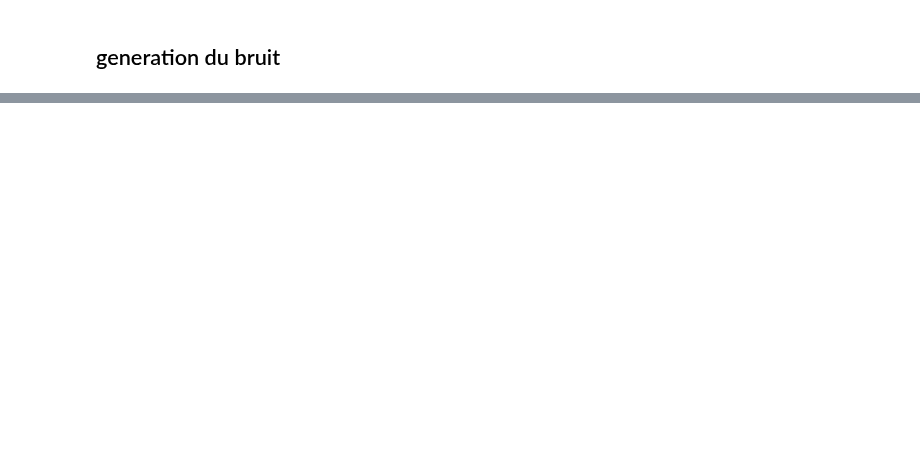
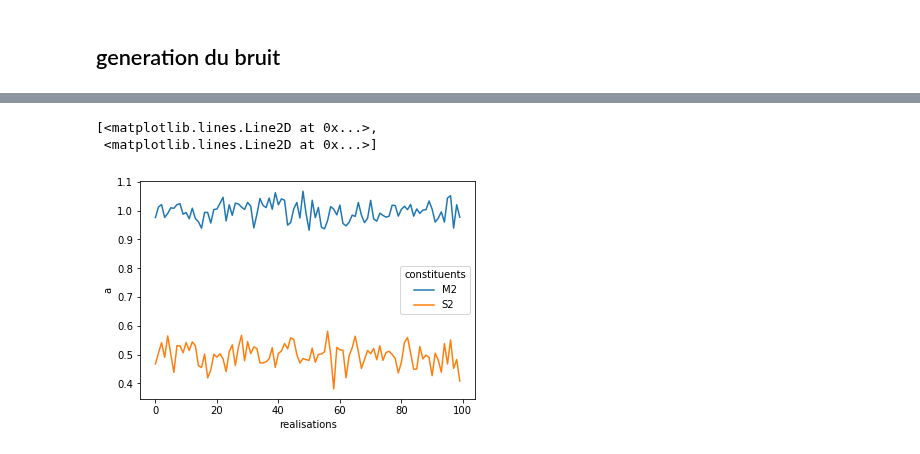
Before and after one commit to apatlpo/itide_ops, a Jupyter notebook: tipe_2019/synthetic.ipynb, the cells around one changed output, grey strips where cells are left out. Saved outputs shown, nothing was run; the diff lists cells and outputs as text; code cells hidden in the pictures; blank space fills up the shorter version.

```diff
--- a/tipe_2019/synthetic.ipynb
+++ b/tipe_2019/synthetic.ipynb
@@ -201,0 +280,4 @@ ds.b.plot.line(x='realisations')
+# %%
+ds = solve_pb([1., .5], .1, dt=20.1)
+ds.a.plot.line(x='realisations')
+# %% [output]
@@ -201,0 +285,3 @@ ds.b.plot.line(x='realisations')
+[<matplotlib.lines.Line2D at 0x...>,
+ <matplotlib.lines.Line2D at 0x...>]
+[figure, added]
```
Also changed, not shown: parts of 18 cells of this notebook, 1 other file.
